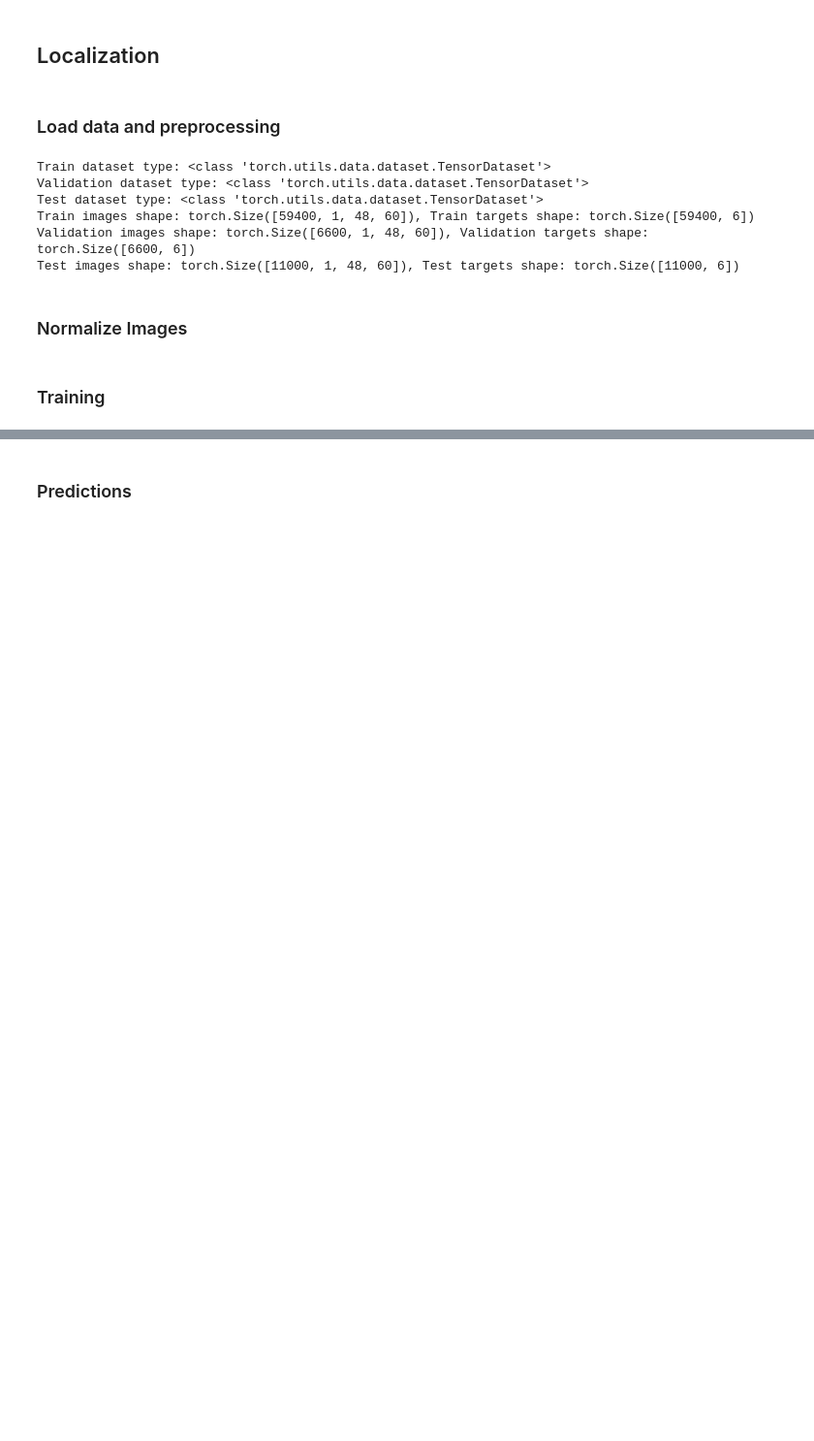
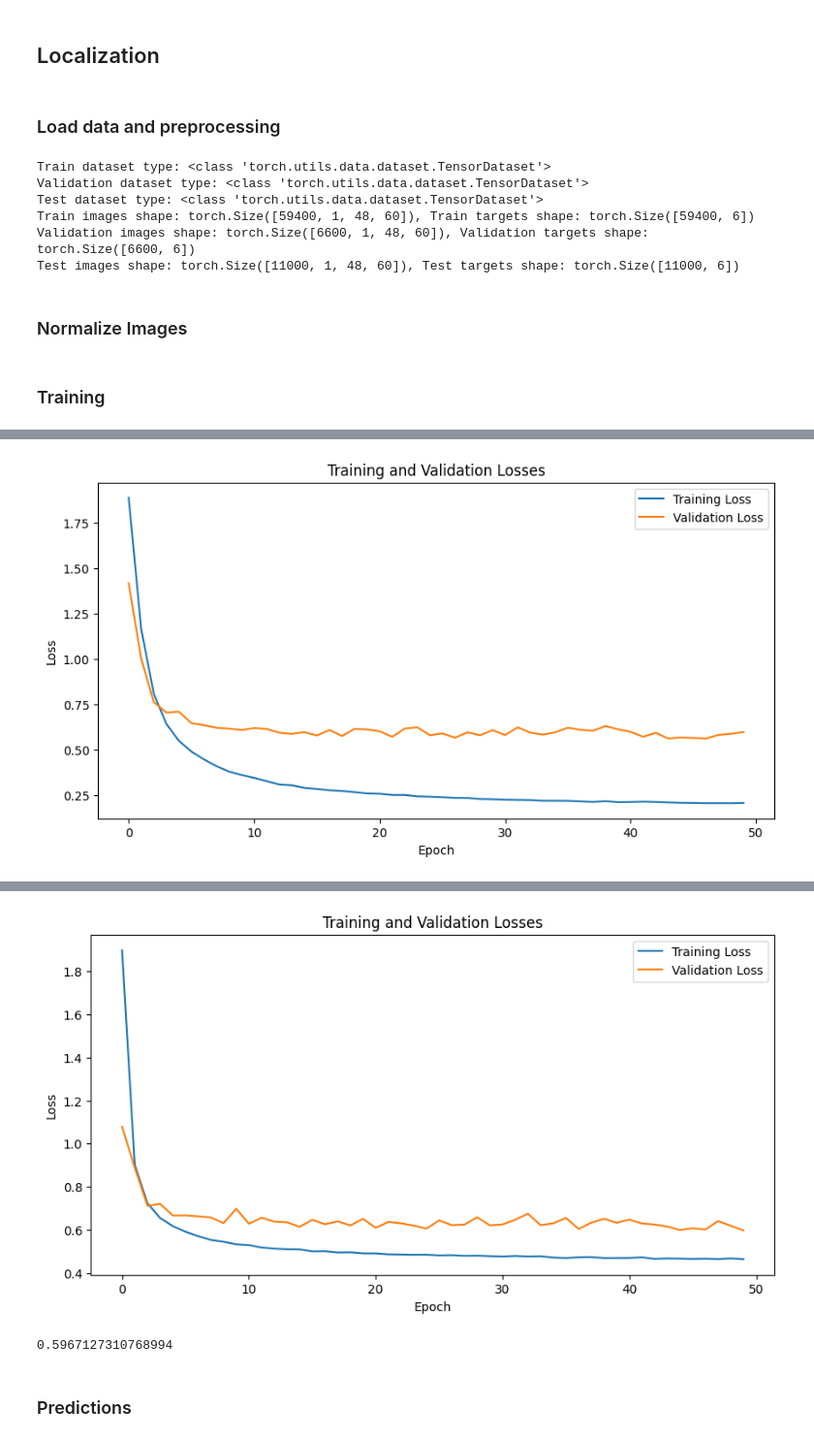
Before and after one commit to GeorgRis/INF265-DypLearing, a Jupyter notebook: Project 2/Project 2/Object_localization_template.ipynb, the cells around one changed output, grey strips where cells are left out. Shown at 97% size. Cells and saved outputs as stored; diff of their text form; code cells hidden in the pictures; blank space fills up the shorter version.

```diff
--- a/Project 2/Project 2/Object_localization_template.ipynb
+++ b/Project 2/Project 2/Object_localization_template.ipynb
@@ -166,23 +176,23 @@ X_test = normalize_images(X_test)
 # %%
-import torch
-import torch.optim as optim
-
-def train(model, X_train, y_train, X_val, y_val, epochs=10, batch_size=64, lr=0.001, weight_decay=0.0):
+def train(model, X_train, y_train, X_val, y_val, epochs=10, batch_size=64, lr=0.001, weight_decay=0.0, plot_loss=False):
     train_dataset = torch.utils.data.TensorDataset(X_train, y_train)
     torch.manual_seed(123)  # Jupyter bug fix
-    train_loader = torch.utils.data.DataLoader(train_dataset, batch_size=batch_size, shuffle=True)
+    train_loader = torch.utils.data.DataLoader(train_dataset, batch_size=batch_size, shuffle=True, num_workers=0)#Jupyter bug for cuda so 0 works
 
     val_dataset = torch.utils.data.TensorDataset(X_val, y_val)
     torch.manual_seed(123)
-    val_loader = torch.utils.data.DataLoader(val_dataset, batch_size=batch_size, shuffle=False)
+    val_loader = torch.utils.data.DataLoader(val_dataset, batch_size=batch_size, shuffle=False, num_workers=0)
 
     # Use Adam optimizer with learning rate and weight decay
     optimizer = optim.Adam(model.parameters(), lr=lr, weight_decay=weight_decay)
 
     best_val_loss = float('inf')  # Track the best validation loss
+    train_losses = []  # To store training losses per epoch
+    val_losses = []  # To store validation losses per epoch
 
     for epoch in range(epochs):
         model.train()
+        epoch_train_loss = 0.0
         for images, labels in train_loader:
             images = images.to(device)
             labels = labels.to(device)
@@ -192,6 +202,10 @@ def train(model, X_train, y_train, X_val, y_val, epochs=10, batch_size=64, lr=0.
             loss = localization_loss(output, labels)
             loss.backward()
             optimizer.step()
+            epoch_train_loss += loss.item()
+
+        epoch_train_loss /= len(train_loader)
+        train_losses.append(epoch_train_loss)
 
         # Validation phase
         model.eval()
@@ -204,20 +218,30 @@ def train(model, X_train, y_train, X_val, y_val, epochs=10, batch_size=64, lr=0.
                 val_loss += localization_loss(output, labels).item()
 
         val_loss /= len(val_loader)
-        print(f'Epoch {epoch+1}, Loss: {loss.item()}, Validation Loss: {val_loss}')
+        val_losses.append(val_loss)
+        print(f'Epoch {epoch+1}, Loss: {epoch_train_loss}, Validation Loss: {val_loss}')
 
         # Update best validation loss
         if val_loss < best_val_loss:
             best_val_loss = val_loss
 
+    # Plot losses if plot_loss is True
+    if plot_loss:
+        plt.figure(figsize=(10, 5))
+        plt.plot(train_losses, label='Training Loss')
+        plt.plot(val_losses, label='Validation Loss')
+        plt.xlabel('Epoch')
+        plt.ylabel('Loss')
+        plt.title('Training and Validation Losses')
+        plt.legend()
+        plt.show()
+
     return best_val_loss
 
 # Hyperparameters
-# Hyperparameters
 learning_rates = [0.01, 0.001, 0.0001]
 weight_decay_values = [0.0001, 0.001, 0.01]
-batch_sizes = [32, 64, 128]
-
+batch_sizes = [32, 64, 128] # Testet 32, 64, 128 and 32 was alwyas best
 
 # Variables to track the best hyperparameters
 best_lr = None
@@ -230,7 +254,8 @@ for lr in learning_rates:
     for weight_decay in weight_decay_values:
         for batch_size in batch_sizes:
             print(f"Training with learning rate: {lr}, weight decay: {weight_decay}, batch size: {batch_size}")
-
+            # Tilbakestill modellens vekter før hver treningsøkt
+            reset_model_weights(model)
             # Train the model and get the best validation loss
             val_loss = train(model, X_train, y_train, X_val, y_val, lr=lr, weight_decay=weight_decay, batch_size=batch_size)
 
@@ -263,7 +288,9 @@ Best hyperparameters: Learning Rate = 0.001, Weight Decay = 0.0001, Batch Size =
 # %%
-# Train the final model with the best hyperparameters
+# Train the final model with the best hyperparameters and plot losses
 print("Training final model with best hyperparameters...")
-train(model, X_train, y_train, X_val, y_val, lr=best_lr, weight_decay=best_weight_decay, batch_size=best_batch_size)
-train(improved_model, X_train, y_train, X_val, y_val, lr=best_lr, weight_decay=best_weight_decay, batch_size=best_batch_size)
+reset_model_weights(model)
+reset_model_weights(improved_model)
+train(model, X_train, y_train, X_val, y_val, lr=best_lr, weight_decay=best_weight_decay, batch_size=best_batch_size, epochs=50, plot_loss=True)
+train(improved_model, X_train, y_train, X_val, y_val, lr=best_lr, weight_decay=best_weight_decay, batch_size=best_batch_size, epochs=50, plot_loss=True)
 # %% [output]
 Training final model with best hyperparameters...
@@ -285,0 +313 @@ Epoch 10, Loss: 0.3167875409126282, Validation Loss: 0.6295878294009517
+[figure, added]
@@ -287,3 +331,5 @@ Epoch 10, Loss: 0.3167875409126282, Validation Loss: 0.6295878294009517
+[figure, added]
+0.5967127310768994
 # %% [markdown]
 ### Predictions
 # %%
```
Also changed, not shown: parts of 9 cells of this notebook, 1 other file.
